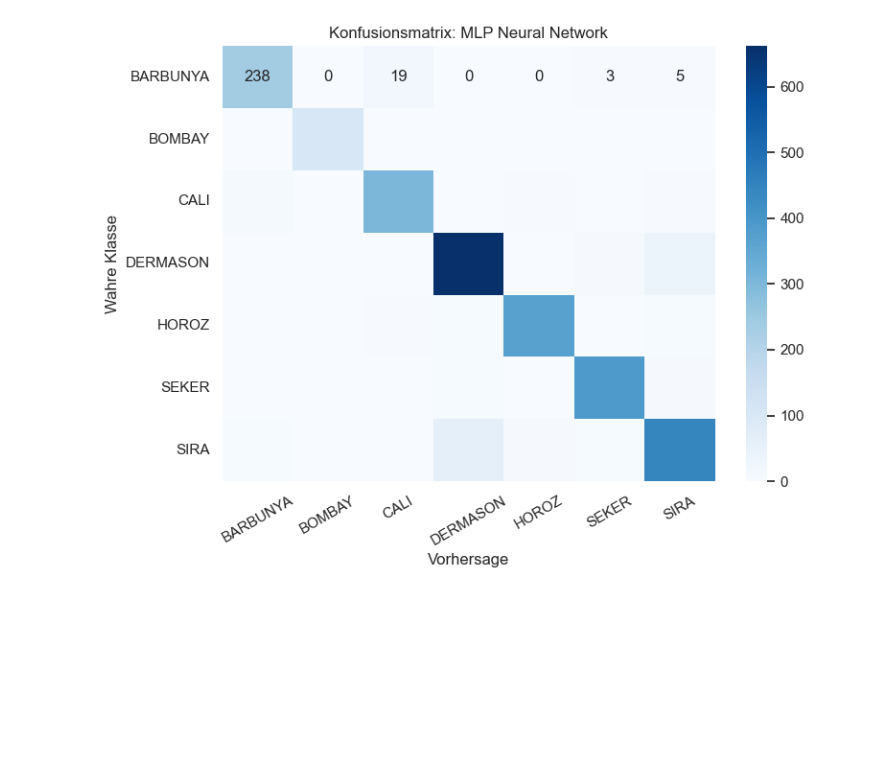
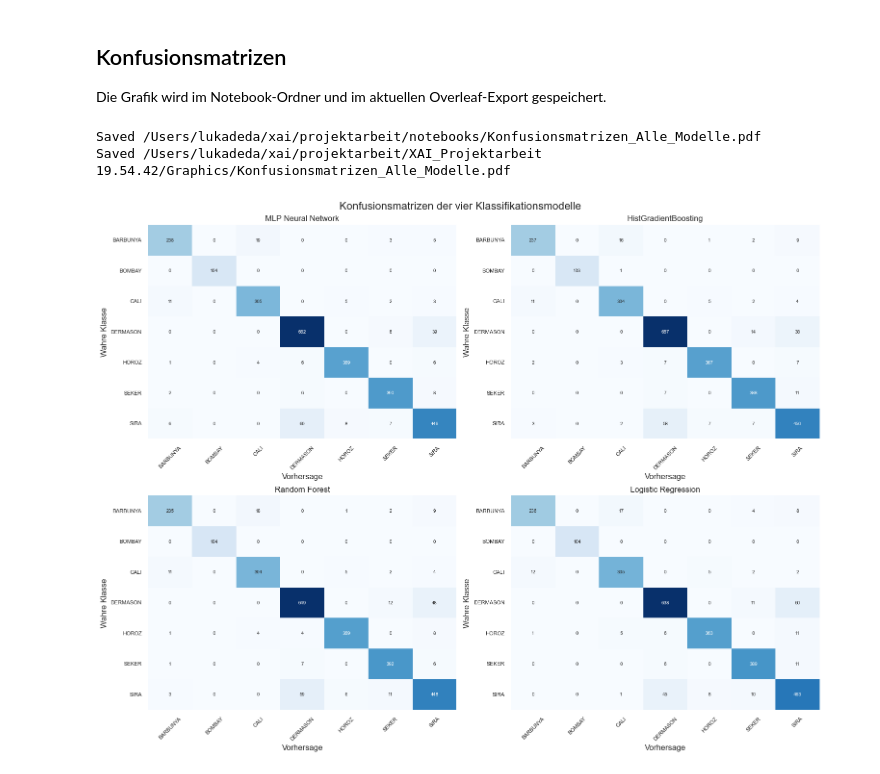
Before and after one commit to lukadeda/xai-drybean-project, a Jupyter notebook: notebooks/02_model_training.ipynb, the cells around one changed output. Drawn from its saved outputs; the diff is of its cells as text; code cells hidden in the pictures; blank space fills up the shorter version.

Commit message:
Clean training notebook for submission

```diff
--- a/notebooks/02_model_training.ipynb
+++ b/notebooks/02_model_training.ipynb
@@ -5,19 +5,31 @@ Ziel: Logistic Regression, Random Forest, HistGradientBoosting und optional MLPC
 # %%
 from pathlib import Path
+import os
+import warnings
 
+import certifi
+import matplotlib.pyplot as plt
 import pandas as pd
-import matplotlib.pyplot as plt
 import seaborn as sns
 from ucimlrepo import fetch_ucirepo
-from sklearn.compose import ColumnTransformer
 from sklearn.ensemble import HistGradientBoostingClassifier, RandomForestClassifier
+from sklearn.exceptions import ConvergenceWarning
 from sklearn.linear_model import LogisticRegression
 from sklearn.metrics import accuracy_score, classification_report, confusion_matrix, f1_score
-from sklearn.model_selection import train_test_split, GridSearchCV
+from sklearn.model_selection import train_test_split
 from sklearn.neural_network import MLPClassifier
 from sklearn.pipeline import Pipeline
 from sklearn.preprocessing import StandardScaler
-#from sklearn.model_selection import GridSearchCV
+
+# Helps Python installations that do not find the system certificate store.
+os.environ.setdefault("SSL_CERT_FILE", certifi.where())
 
 sns.set_theme(style="whitegrid")
+warnings.filterwarnings("ignore", category=ConvergenceWarning)
+
 RANDOM_STATE = 42
+PROJECT_ROOT = Path.cwd().parent if Path.cwd().name == "notebooks" else Path.cwd()
+NOTEBOOK_DIR = PROJECT_ROOT / "notebooks"
+REPORT_DIR = PROJECT_ROOT / "XAI_Projektarbeit 19.54.42"
+REPORT_GRAPHICS_DIR = REPORT_DIR / "Graphics"
+REPORT_GRAPHICS_DIR.mkdir(parents=True, exist_ok=True)
@@ -270,0 +121,18 @@ Best CV score: 0.9345158613907719
+# %%
+results = []
+fitted_models = {}
+predictions = {}
+
+for name, model in models.items():
+    model.fit(X_train, y_train)
+    y_pred = model.predict(X_test)
+    fitted_models[name] = model
+    predictions[name] = y_pred
+    results.append({
+        "model": name,
+        "accuracy": accuracy_score(y_test, y_pred),
+        "macro_f1": f1_score(y_test, y_pred, average="macro"),
+    })
+
+results_df = pd.DataFrame(results).sort_values("macro_f1", ascending=False).reset_index(drop=True)
+results_df
@@ -309,35 +181,42 @@ results_df.to_latex(
+# %% [markdown]
+## Konfusionsmatrizen
+
+Die Grafik wird im Notebook-Ordner und im aktuellen Overleaf-Export gespeichert.
 # %%
 labels = sorted(y.unique())
 fig, axes = plt.subplots(2, 2, figsize=(15, 11.5), constrained_layout=True)
 axes = axes.ravel()
 
 for ax, model_name in zip(axes, results_df["model"]):
     cm = confusion_matrix(y_test, predictions[model_name], labels=labels)
     sns.heatmap(
         cm,
         annot=True,
         fmt="d",
         cmap="Blues",
         cbar=False,
         xticklabels=labels,
         yticklabels=labels,
         ax=ax,
         annot_kws={"size": 7},
     )
     ax.set_title(model_name)
     ax.set_xlabel("Vorhersage")
     ax.set_ylabel("Wahre Klasse")
     ax.tick_params(axis="x", rotation=45, labelsize=8)
     ax.tick_params(axis="y", rotation=0, labelsize=8)
 
 fig.suptitle("Konfusionsmatrizen der vier Klassifikationsmodelle", fontsize=16)
+
 output_paths = [
-    Path("Konfusionsmatrizen_Alle_Modelle.pdf"),
-    Path("../XAI_Projektarbeit 19.54.42/Graphics/Konfusionsmatrizen_Alle_Modelle.pdf"),
+    NOTEBOOK_DIR / "Konfusionsmatrizen_Alle_Modelle.pdf",
+    REPORT_GRAPHICS_DIR / "Konfusionsmatrizen_Alle_Modelle.pdf",
 ]
 for output_path in output_paths:
-    output_path.parent.mkdir(parents=True, exist_ok=True)
     fig.savefig(output_path, bbox_inches="tight")
+    print("Saved", output_path)
 plt.show()
 # %% [output]
+Saved /Users/lukadeda/xai/projektarbeit/notebooks/Konfusionsmatrizen_Alle_Modelle.pdf
+Saved /Users/lukadeda/xai/projektarbeit/XAI_Projektarbeit 19.54.42/Graphics/Konfusionsmatrizen_Alle_Modelle.pdf
-[figure, old version]
+[figure, new version]
```
Also changed, not shown: parts of 20 cells of this notebook, 13 other files.
